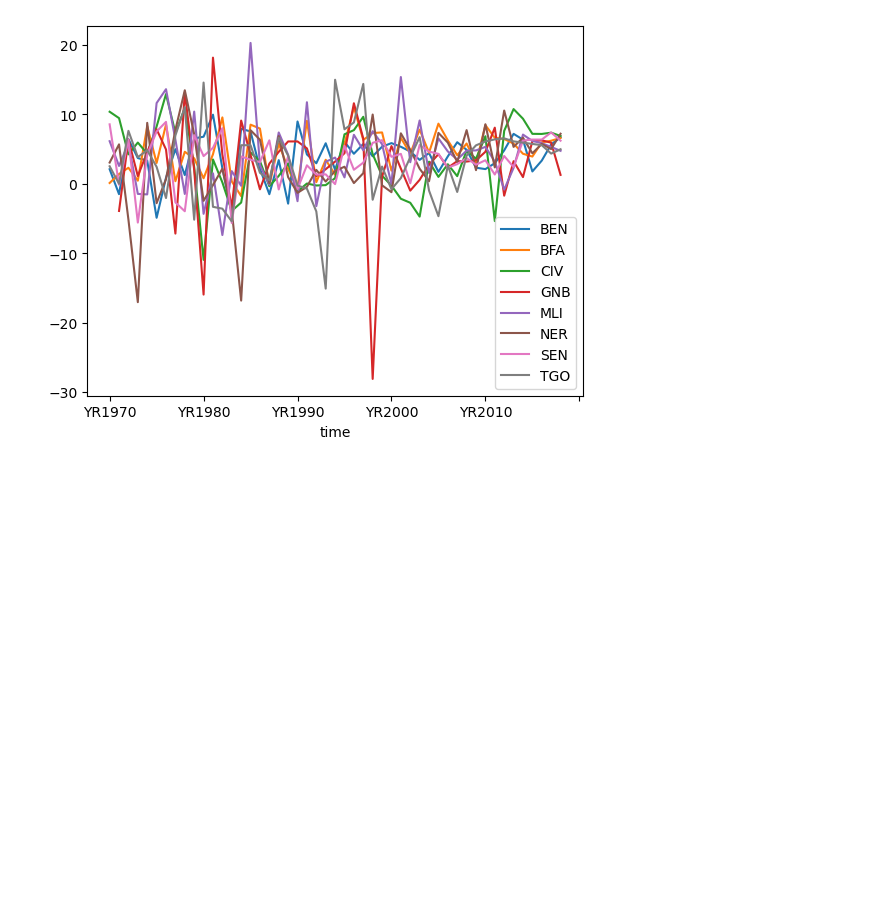
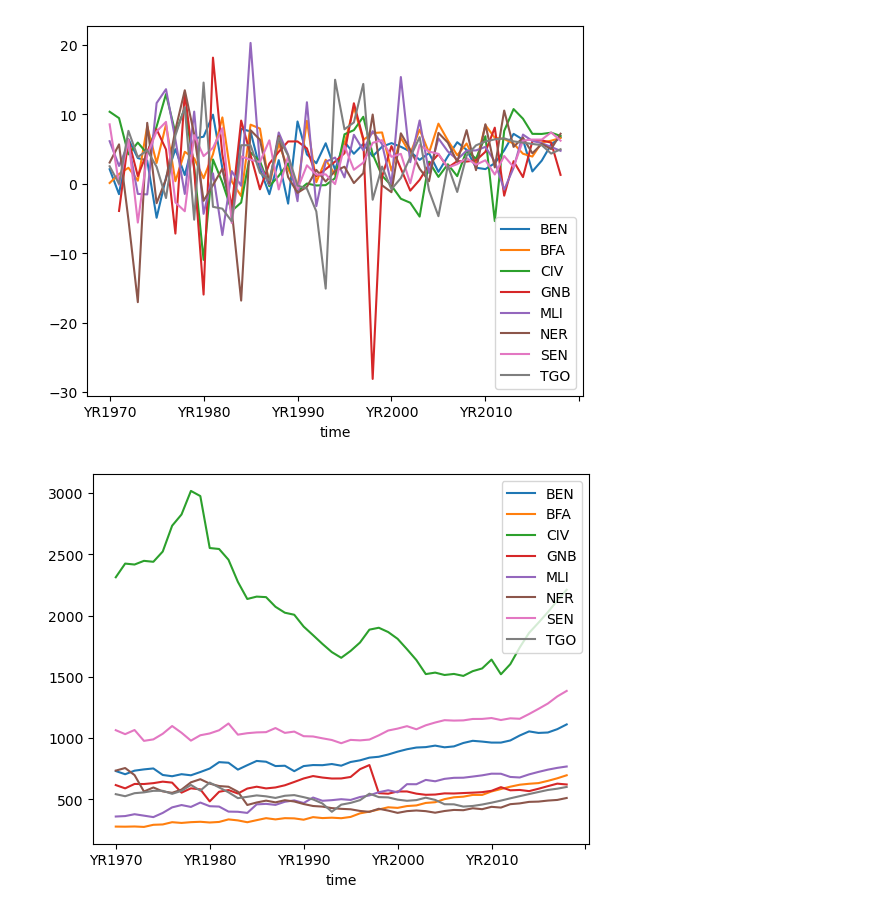
Before and after one commit to RichardAyizou/AfCFTA-impact, a Jupyter notebook: pib.ipynb, the cells around one changed output. Cells and saved outputs as stored; diff of their text form; code cells hidden in the pictures; blank space fills up the shorter version.

```diff
--- a/memoire/pib.ipynb
+++ b/pib.ipynb
@@ -36,3 +36,9 @@ wb.data.DataFrame('NY.GDP.MKTP.KD.ZG', waemu, time=range(1970,2019), index='time
 plt.show()
 # %% [output]
 [figure]
+# %%
+# GDP per capita (constant 2015 US$)
+wb.data.DataFrame('NY.GDP.PCAP.KD', waemu, time=range(1970,2019), index='time').plot()
+plt.show()
+# %% [output]
+[figure, added]
```
Also changed, not shown: parts of 1 cell of this notebook.
